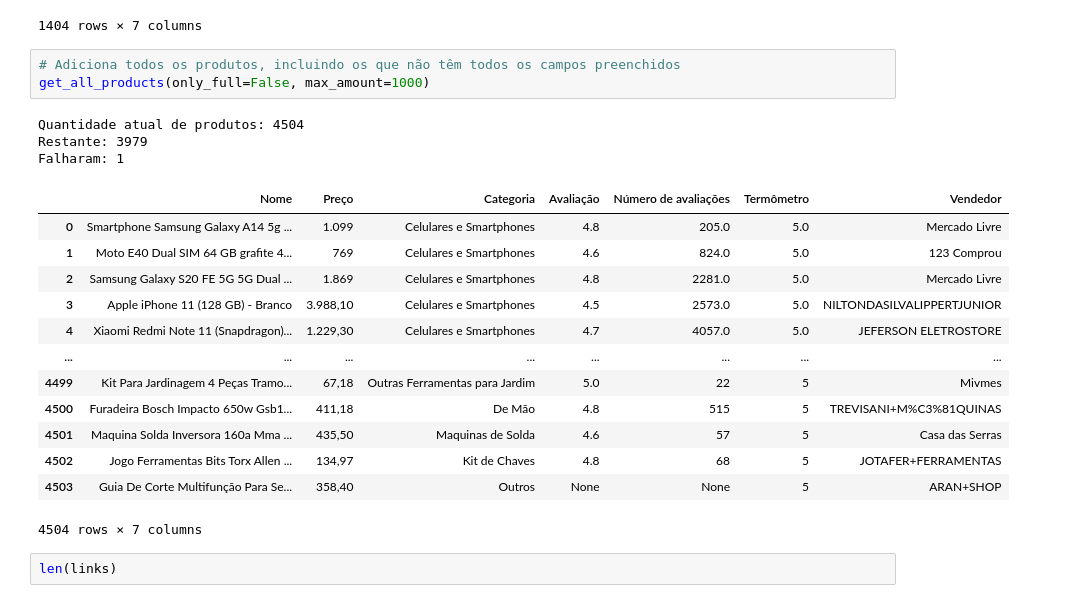
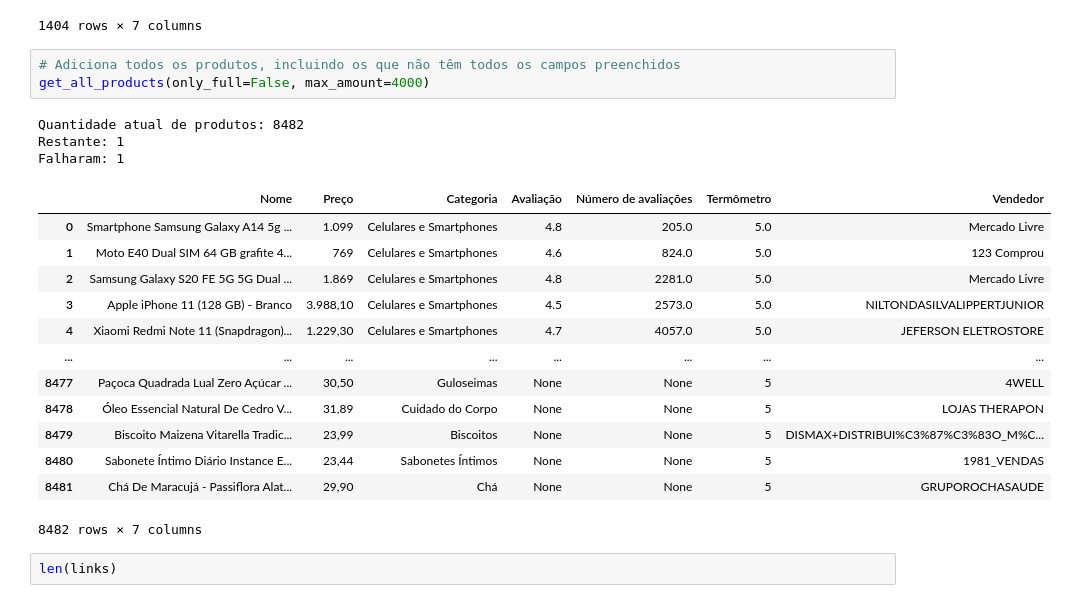
Before and after one commit to dytron/data-science-mercado-livre, a Jupyter notebook: extracao.ipynb, the cells around one changed output. Drawn from its saved outputs; the diff is of its cells as text.

Commit message:
8482 produtos

```diff
--- a/extracao.ipynb
+++ b/extracao.ipynb
@@ -387,24 +387,24 @@ Falharam: 228
 1404 rows × 7 columns
 # %%
 # Adiciona todos os produtos, incluindo os que não têm todos os campos preenchidos
-get_all_products(only_full=False, max_amount=1000)
+get_all_products(only_full=False, max_amount=4000)
 # %% [output]
-Quantidade atual de produtos: 4504
-Restante: 3979
+Quantidade atual de produtos: 8482
+Restante: 1
 Falharam: 1
 |  | Nome | Preço | Categoria | Avaliação | Número de avaliações | Termômetro | Vendedor |
 | 0 | Smartphone Samsung Galaxy A14 5g ... | 1.099 | Celulares e Smartphones | 4.8 | 205.0 | 5.0 | Mercado Livre |
 | 1 | Moto E40 Dual SIM 64 GB grafite 4... | 769 | Celulares e Smartphones | 4.6 | 824.0 | 5.0 | 123 Comprou |
 | 2 | Samsung Galaxy S20 FE 5G 5G Dual ... | 1.869 | Celulares e Smartphones | 4.8 | 2281.0 | 5.0 | Mercado Livre |
 | 3 | Apple iPhone 11 (128 GB) - Branco | 3.988,10 | Celulares e Smartphones | 4.5 | 2573.0 | 5.0 | NILTONDASILVALIPPERTJUNIOR |
 | 4 | Xiaomi Redmi Note 11 (Snapdragon)... | 1.229,30 | Celulares e Smartphones | 4.7 | 4057.0 | 5.0 | JEFERSON ELETROSTORE |
 | ... | ... | ... | ... | ... | ... | ... | ... |
-| 4499 | Kit Para Jardinagem 4 Peças Tramo... | 67,18 | Outras Ferramentas para Jardim | 5.0 | 22 | 5 | Mivmes |
-| 4500 | Furadeira Bosch Impacto 650w Gsb1... | 411,18 | De Mão | 4.8 | 515 | 5 | TREVISANI+M%C3%81QUINAS |
-| 4501 | Maquina Solda Inversora 160a Mma ... | 435,50 | Maquinas de Solda | 4.6 | 57 | 5 | Casa das Serras |
-| 4502 | Jogo Ferramentas Bits Torx Allen ... | 134,97 | Kit de Chaves | 4.8 | 68 | 5 | JOTAFER+FERRAMENTAS |
-| 4503 | Guia De Corte Multifunção Para Se... | 358,40 | Outros | None | None | 5 | ARAN+SHOP |
+| 8477 | Paçoca Quadrada Lual Zero Açúcar ... | 30,50 | Guloseimas | None | None | 5 | 4WELL |
+| 8478 | Óleo Essencial Natural De Cedro V... | 31,89 | Cuidado do Corpo | None | None | 5 | LOJAS THERAPON |
+| 8479 | Biscoito Maizena Vitarella Tradic... | 23,99 | Biscoitos | None | None | 5 | DISMAX+DISTRIBUI%C3%87%C3%83O_M%C... |
+| 8480 | Sabonete Íntimo Diário Instance E... | 23,44 | Sabonetes Íntimos | None | None | 5 | 1981_VENDAS |
+| 8481 | Chá De Maracujá - Passiflora Alat... | 29,90 | Chá | None | None | 5 | GRUPOROCHASAUDE |
-4504 rows × 7 columns
+8482 rows × 7 columns
 # %%
 len(links)
 # %% [output]
```
Also changed, not shown: 2 other files.
